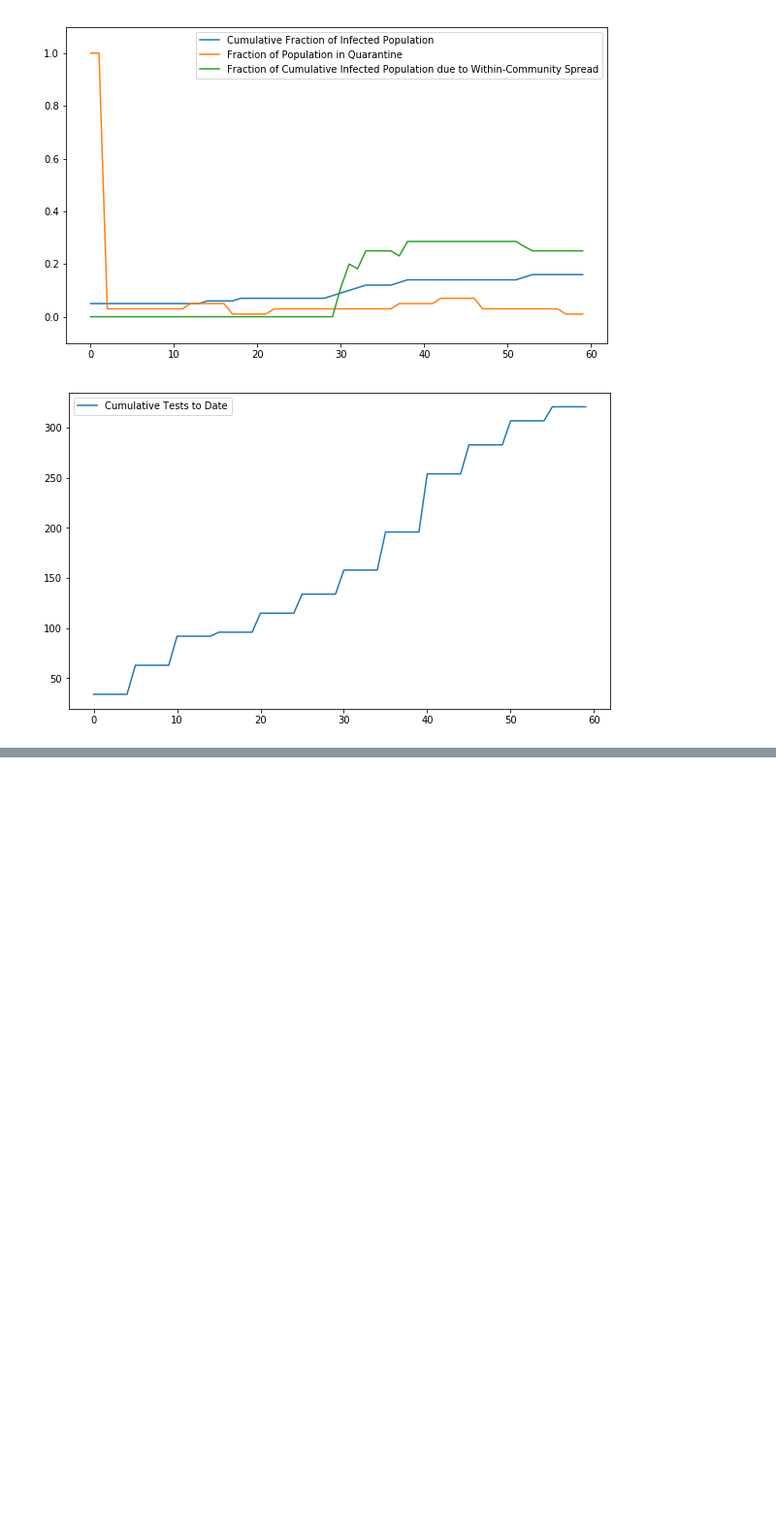
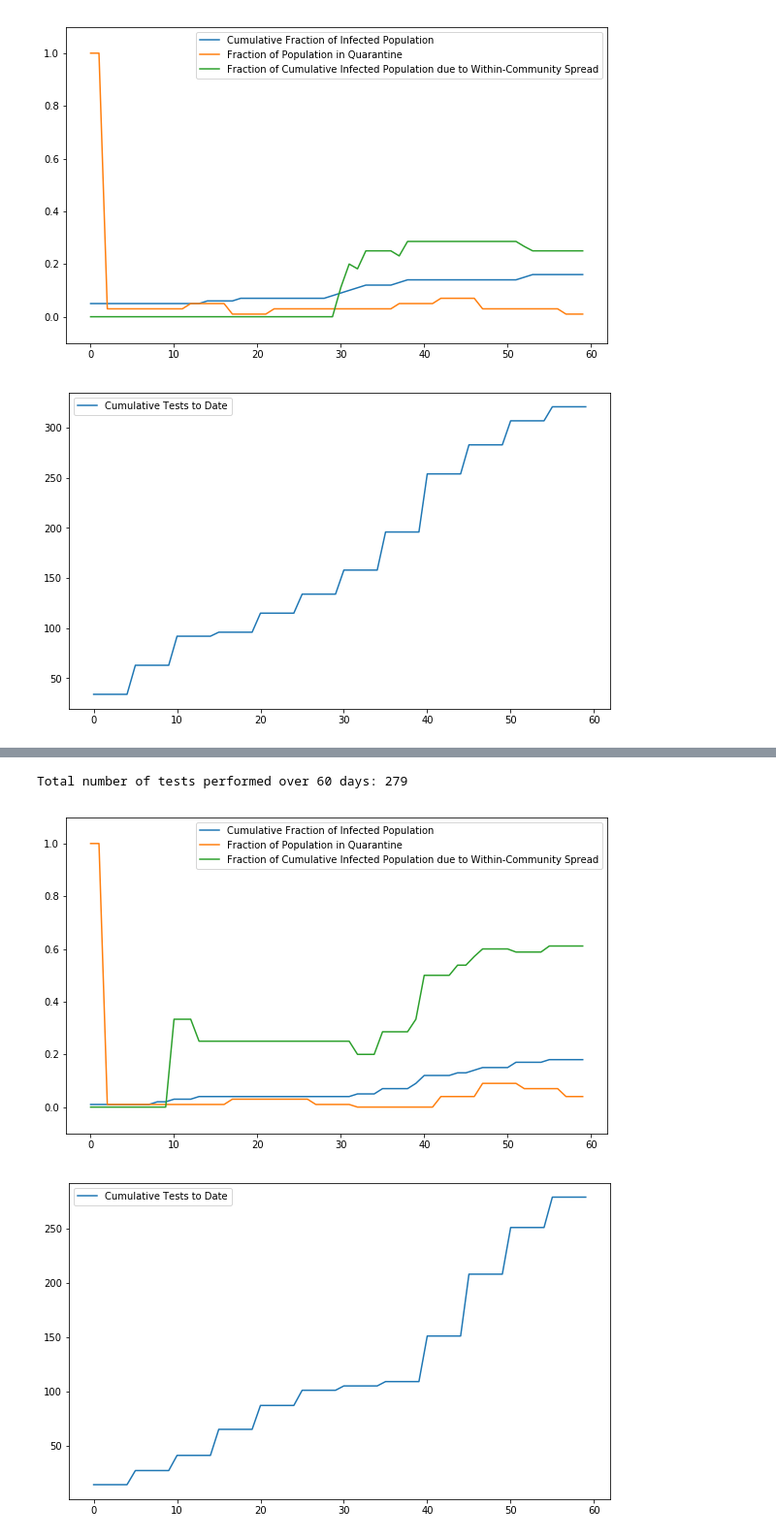
Before and after one commit to peter-i-frazier/group-testing, a Jupyter notebook: RecurrentGroupTesting.ipynb, the cells around one changed output, grey strips where cells are left out. Shown at 97% size. Drawn from its saved outputs; the diff is of its cells as text; code cells hidden in the pictures; blank space fills up the shorter version.

```diff
--- a/RecurrentGroupTesting.ipynb
+++ b/RecurrentGroupTesting.ipynb
@@ -172,0 +196,8 @@ Total number of tests performed over 60 days: 321
+# %%
+simulation = initiate_simulation()
+run(simulation, number_of_days=60)
+summarize(simulation)
+# %% [output]
+Total number of tests performed over 60 days: 279
+[figure, added]
+[figure, added]
```
Also changed, not shown: parts of 8 cells of this notebook, 2 other files.
